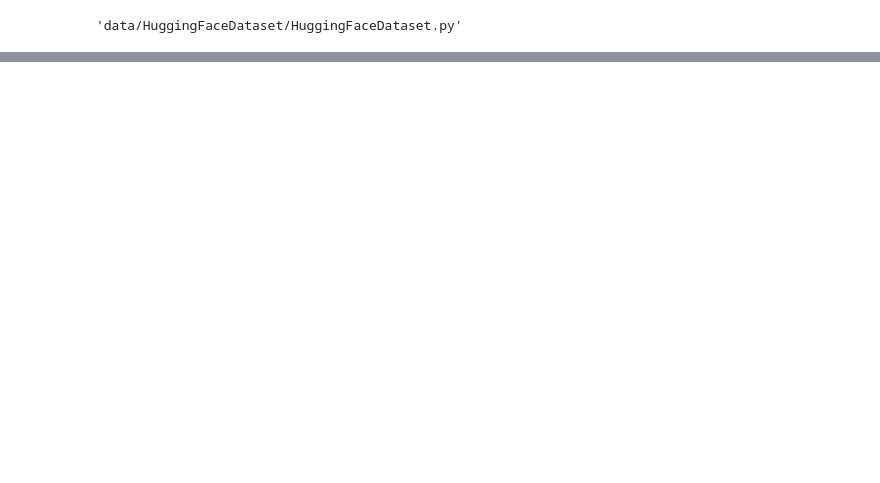
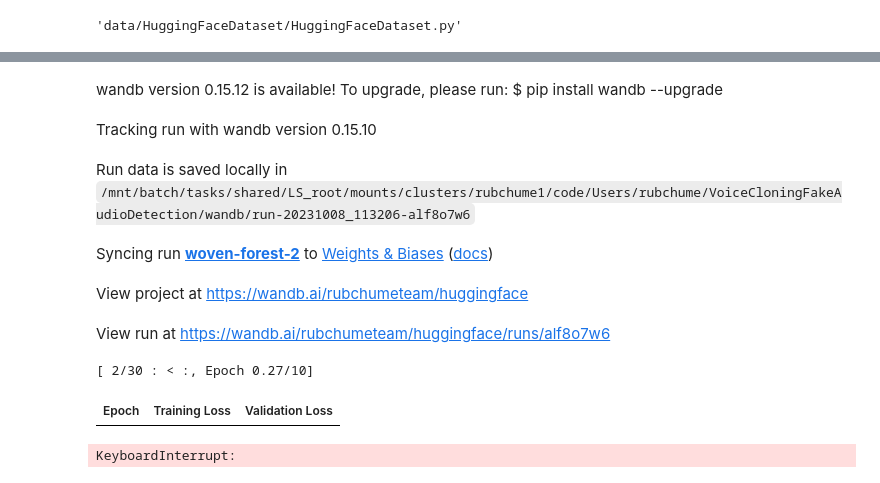
Before and after one commit to rubchume/VoiceCloningFakeAudioDetection, a Jupyter notebook: notebooks_classification/HuggingFace.ipynb, the cells around one changed output, grey strips where cells are left out. Cells and saved outputs as stored; diff of their text form; code cells hidden in the pictures; blank space fills up the shorter version.

Commit message:
First training with pytorch lightning of HuggingFace model. Just before removing the HuggingFace default way of training

```diff
--- a/notebooks_classification/HuggingFace.ipynb
+++ b/notebooks_classification/HuggingFace.ipynb
@@ -184,0 +210,18 @@ Dataset({
+# %%
+from transformers import AutoModelForAudioClassification, TrainingArguments, Trainer
+
+
+num_labels = 2
+
+label2id = dict(
+    cloned=1,
+    real=0)
+
+id2label = {
+    1: "cloned",
+    0: "real"
+}
+
+model = AutoModelForAudioClassification.from_pretrained(
+    "facebook/wav2vec2-base", num_labels=num_labels, label2id=label2id, id2label=id2label
+)
@@ -184,0 +724,39 @@ Dataset({
+# %%
+import mlflow
+
+
+mlflow.set_tracking_uri(f"file:./{directory_structure.runs_path}")
+experiment_name = "my-experiment"
+experiment = mlflow.set_experiment(experiment_name)
+
+
+training_args = TrainingArguments(
+    output_dir="my_awesome_mind_model",
+    evaluation_strategy="epoch",
+    save_strategy="epoch",
+    learning_rate=3e-5,
+    per_device_train_batch_size=32,
+    gradient_accumulation_steps=4,
+    per_device_eval_batch_size=32,
+    num_train_epochs=10,
+    warmup_ratio=0.1,
+    logging_steps=10,
+    load_best_model_at_end=True,
+    metric_for_best_model="accuracy",
+    # push_to_hub=True,
+)
+
+trainer = Trainer(
+    model=model,
+    args=training_args,
+    train_dataset=encoded_minds["train"],
+    eval_dataset=encoded_minds["test"],
+    tokenizer=feature_extractor,
+    compute_metrics=compute_metrics,
+)
+
+# try:
+trainer.train()
+# except Exception:
+#     import pdb; pdb.post_mortem()
+# %% [output]
@@ -184,0 +779,9 @@ Dataset({
+wandb version 0.15.12 is available! To upgrade, please run: $ pip install wandb --upgrade
+Tracking run with wandb version 0.15.10
+Run data is saved locally in /mnt/batch/tasks/shared/LS_root/mounts/clusters/rubchume1/code/Users/rubchume/VoiceCloningFakeAudioDetection/wandb/run-20231008_113206-alf8o7w6
+Syncing run woven-forest-2 to Weights & Biases (docs)
+View project at https://wandb.ai/rubchumeteam/huggingface
+View run at https://wandb.ai/rubchumeteam/huggingface/runs/alf8o7w6
+[ 2/30 : < :, Epoch 0.27/10]
+| Epoch | Training Loss | Validation Loss |
+KeyboardInterrupt:
```
Also changed, not shown: parts of 40 cells of this notebook, 3 other files.
